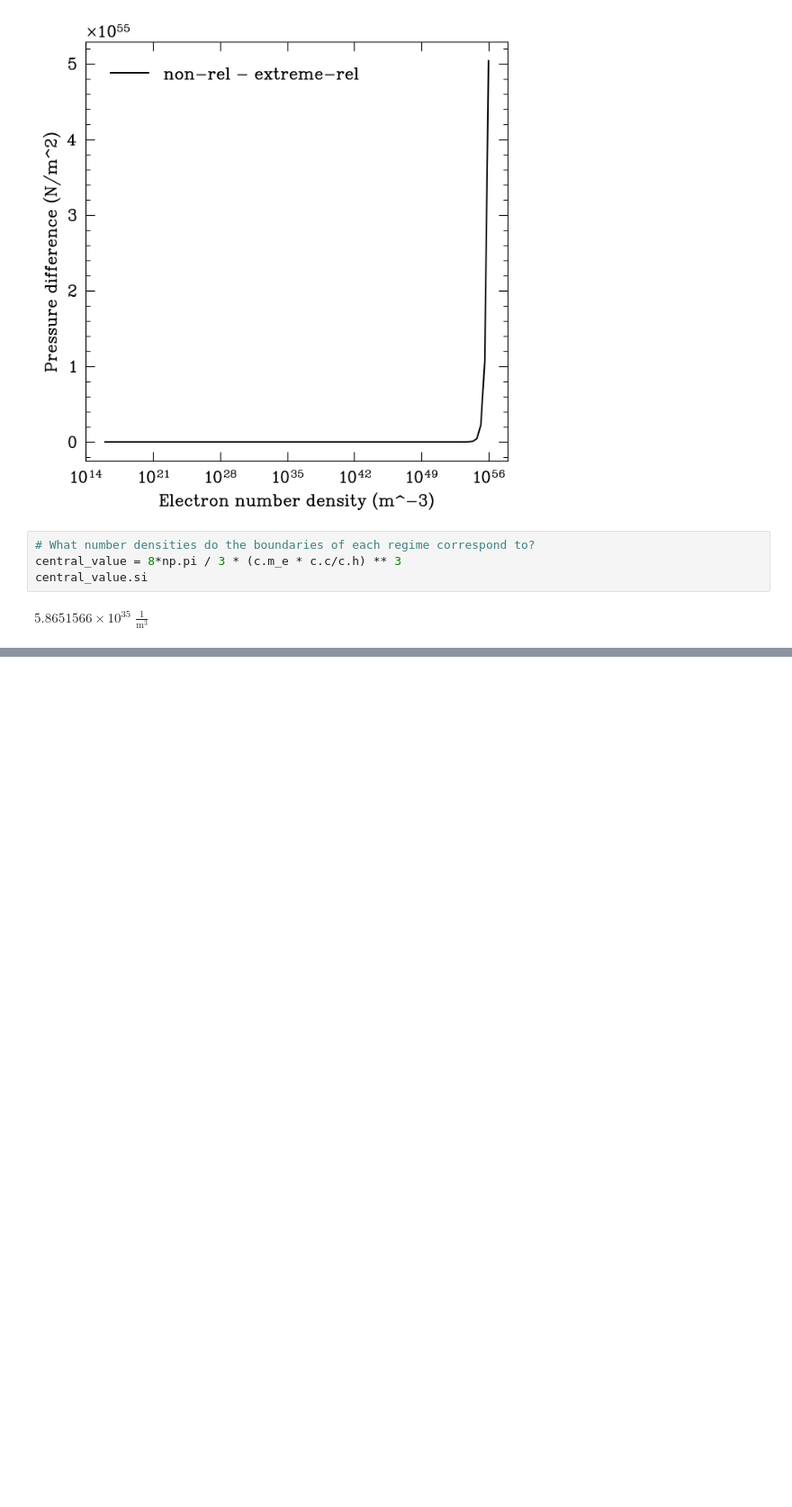
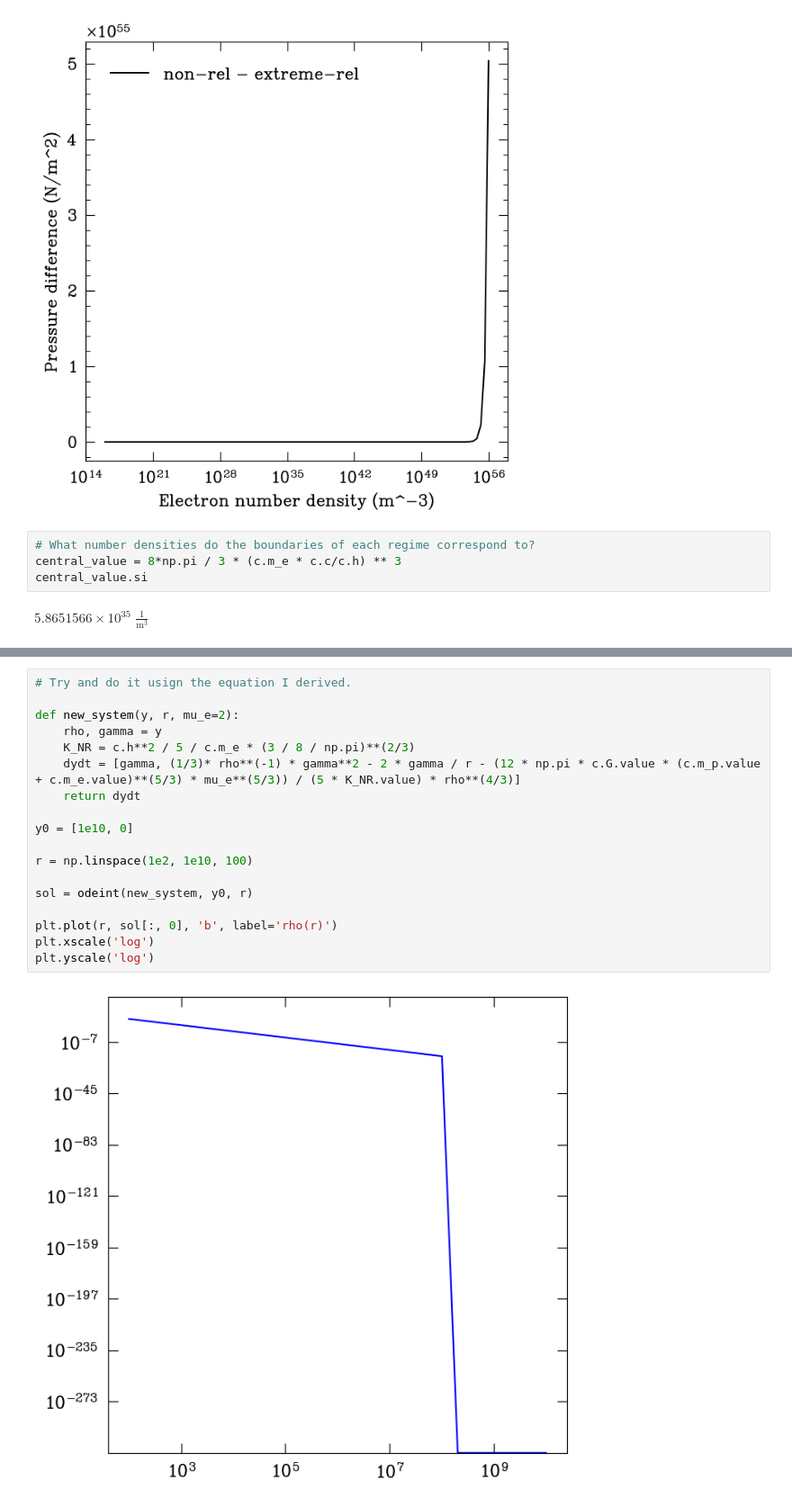
Before and after one commit to EricMullerAU/Stars-Project, a Jupyter notebook: Jason_crap/rel_start.ipynb, the cells around one changed output, grey strips where cells are left out. Shown at 90% size. Saved outputs shown, nothing was run; the diff lists cells and outputs as text; blank space fills up the shorter version.

```diff
--- a/Jason_crap/rel_start.ipynb
+++ b/Jason_crap/rel_start.ipynb
@@ -423 +440,21 @@ sol
          niter: 1
+# %%
+# Try and do it usign the equation I derived.
+
+def new_system(y, r, mu_e=2):
+    rho, gamma = y
+    K_NR = c.h**2 / 5 / c.m_e * (3 / 8 / np.pi)**(2/3)
+    dydt = [gamma, (1/3)* rho**(-1) * gamma**2 - 2 * gamma / r - (12 * np.pi * c.G.value * (c.m_p.value + c.m_e.value)**(5/3) * mu_e**(5/3)) / (5 * K_NR.value) * rho**(4/3)]
+    return dydt
+
+y0 = [1e10, 0]
+
+r = np.linspace(1e2, 1e10, 100)
+
+sol = odeint(new_system, y0, r)
+
+plt.plot(r, sol[:, 0], 'b', label='rho(r)')
+plt.xscale('log')
+plt.yscale('log')
+# %% [output]
+[figure, added]
```
Also changed, not shown: parts of 15 cells of this notebook.
